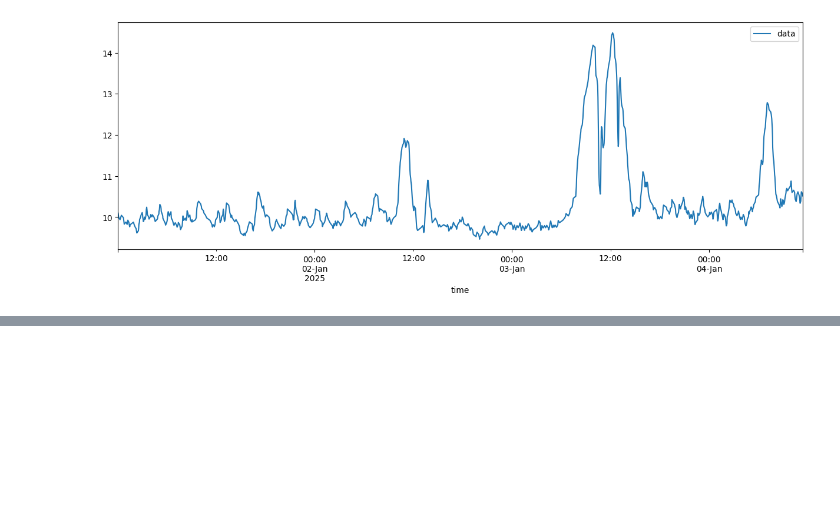
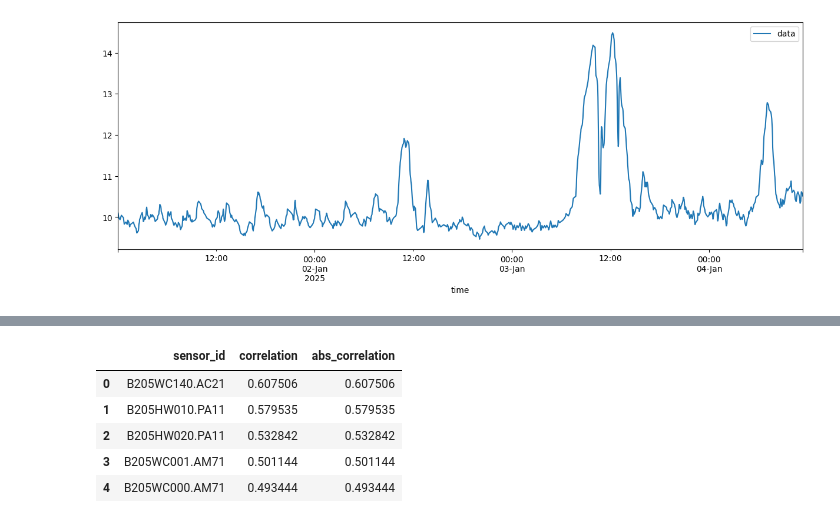
Before and after one commit to ferencberes/kaggle_elias_aifbo, a Jupyter notebook: FirstLook.ipynb, the cells around one changed output, grey strips where cells are left out. Cells and saved outputs as stored; diff of their text form; code cells hidden in the pictures; blank space fills up the shorter version.

```diff
--- a/FirstLook.ipynb
+++ b/FirstLook.ipynb
@@ -233,0 +255,9 @@ resampled.head(5000).plot(x='time', y='data', figsize=(15,5))
+# %%
+shifted_corr_df.head()
+# %% [output]
+|  | sensor_id | correlation | abs_correlation |
+| 0 | B205WC140.AC21 | 0.607506 | 0.607506 |
+| 1 | B205HW010.PA11 | 0.579535 | 0.579535 |
+| 2 | B205HW020.PA11 | 0.532842 | 0.532842 |
+| 3 | B205WC001.AM71 | 0.501144 | 0.501144 |
+| 4 | B205WC000.AM71 | 0.493444 | 0.493444 |
```
Also changed, not shown: parts of 10 cells of this notebook, 2 other files.
